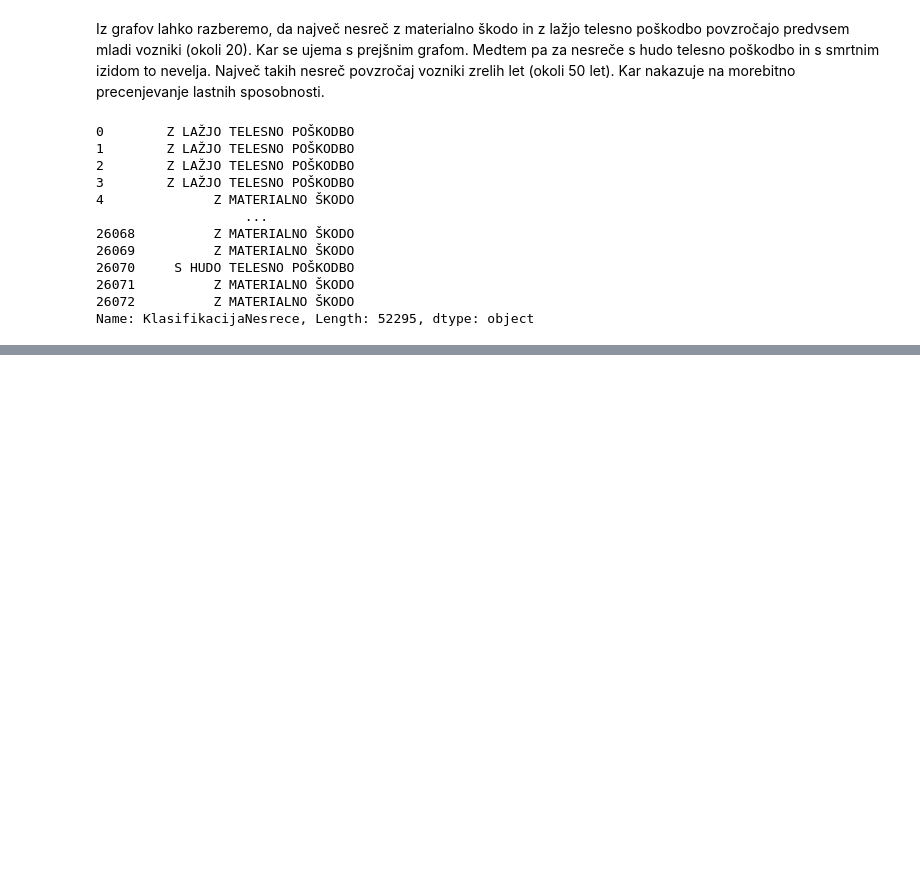
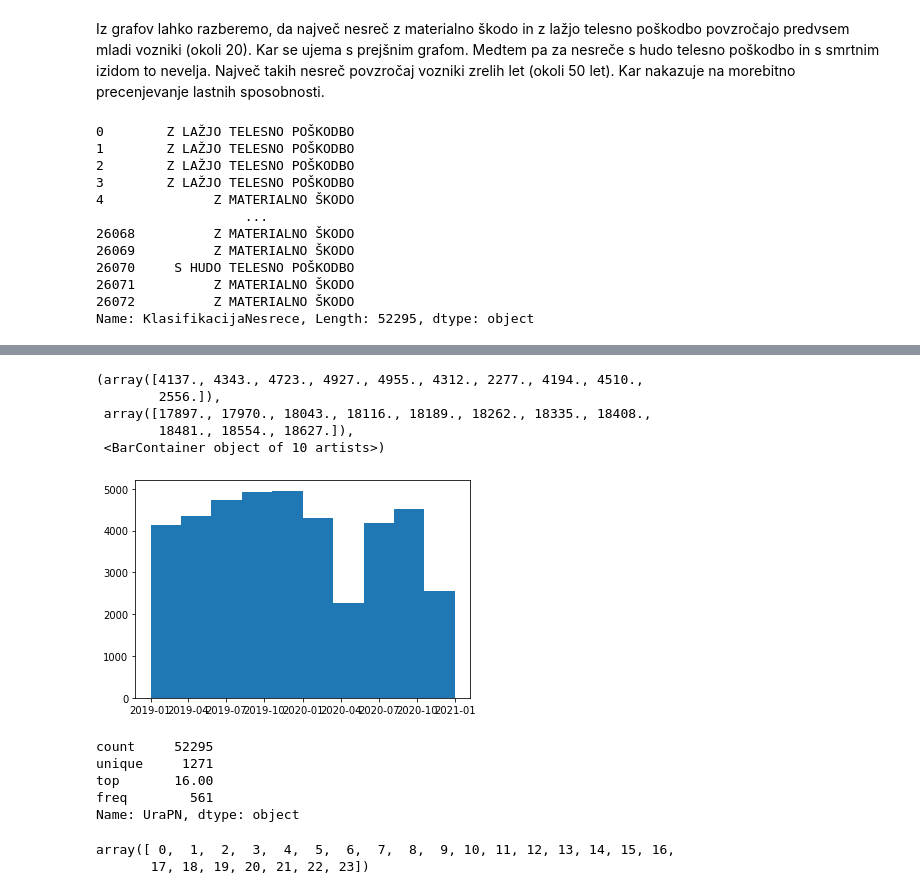
Before and after one commit to matej2000/PR21MV, a Jupyter notebook: main.ipynb, the cells around one changed output, grey strips where cells are left out. Drawn from its saved outputs; the diff is of its cells as text; code cells hidden in the pictures; blank space fills up the shorter version.

```diff
--- a/main.ipynb
+++ b/main.ipynb
@@ -250,0 +273,22 @@ Name: KlasifikacijaNesrece, Length: 52295, dtype: object
+# %%
+plt.hist(data[data["UporabaVarnostnegaPasu"] == "DA"]["datetime"])
+# %% [output]
+(array([4137., 4343., 4723., 4927., 4955., 4312., 2277., 4194., 4510.,
+        2556.]),
+ array([17897., 17970., 18043., 18116., 18189., 18262., 18335., 18408.,
+        18481., 18554., 18627.]),
+ <BarContainer object of 10 artists>)
+[figure, added]
+# %%
+data["UraPN"].describe()
+# %% [output]
+count     52295
+unique     1271
+top       16.00
+freq        561
+Name: UraPN, dtype: object
+# %%
+np.arange(0,24)
+# %% [output]
+array([ 0,  1,  2,  3,  4,  5,  6,  7,  8,  9, 10, 11, 12, 13, 14, 15, 16,
+       17, 18, 19, 20, 21, 22, 23])
```
Also changed, not shown: parts of 7 cells of this notebook.
